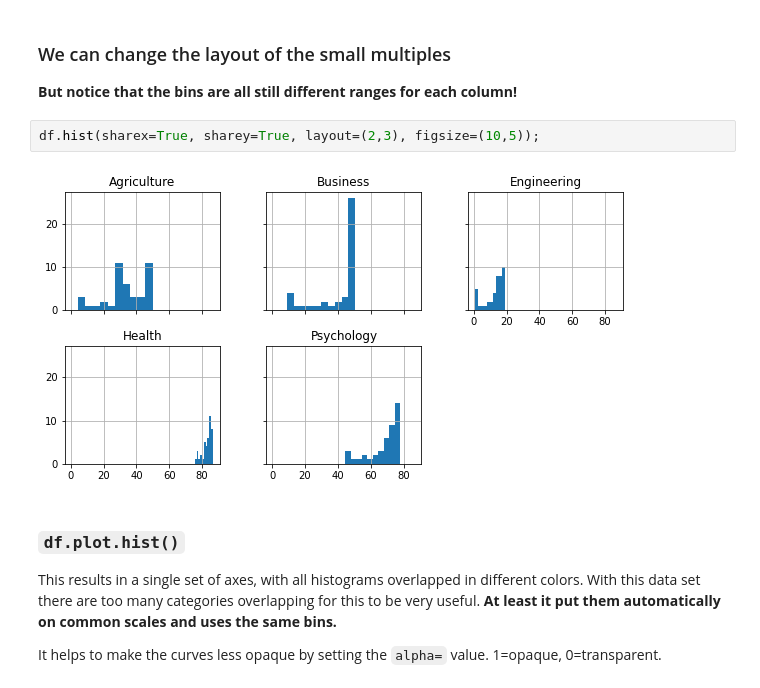
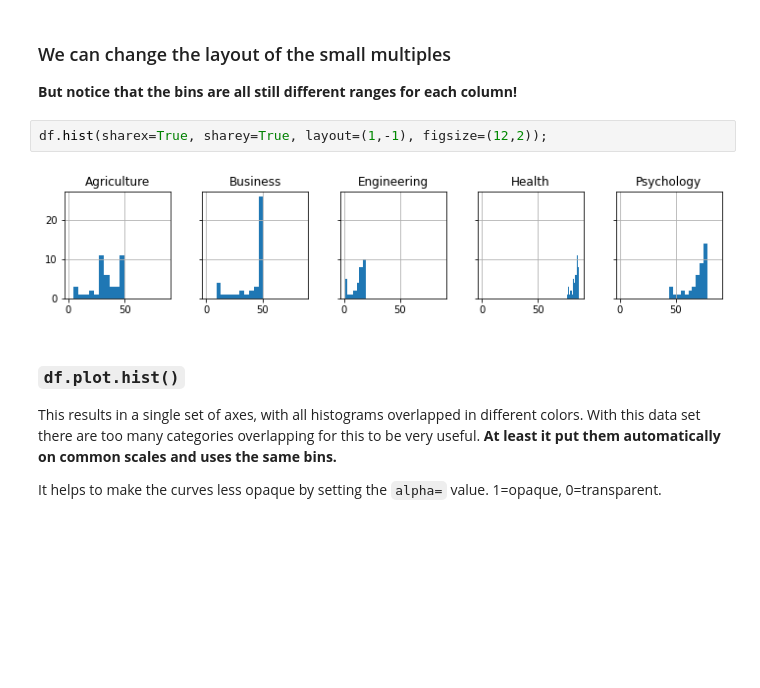
Before and after one commit to emonson/pandas-datamatters, a Jupyter notebook: BasicPandasPlotting.ipynb, the cells around one changed output. Cells and saved outputs as stored; diff of their text form; blank space fills up the shorter version.

Commit message:
got through basic plotting instruction and exercises

```diff
--- a/BasicPandasPlotting.ipynb
+++ b/BasicPandasPlotting.ipynb
@@ -225,9 +267,9 @@ df.hist();
 
 **But notice that the bins are all still different ranges for each column!**
 # %%
-df.hist(sharex=True, sharey=True, layout=(2,3), figsize=(10,5));
+df.hist(sharex=True, sharey=True, layout=(1,-1), figsize=(12,2));
 # %% [output]
-[figure, old version]
+[figure, new version]
 # %% [markdown]
 ### `df.plot.hist()`
 
```
Also changed, not shown: parts of 26 cells of this notebook.
